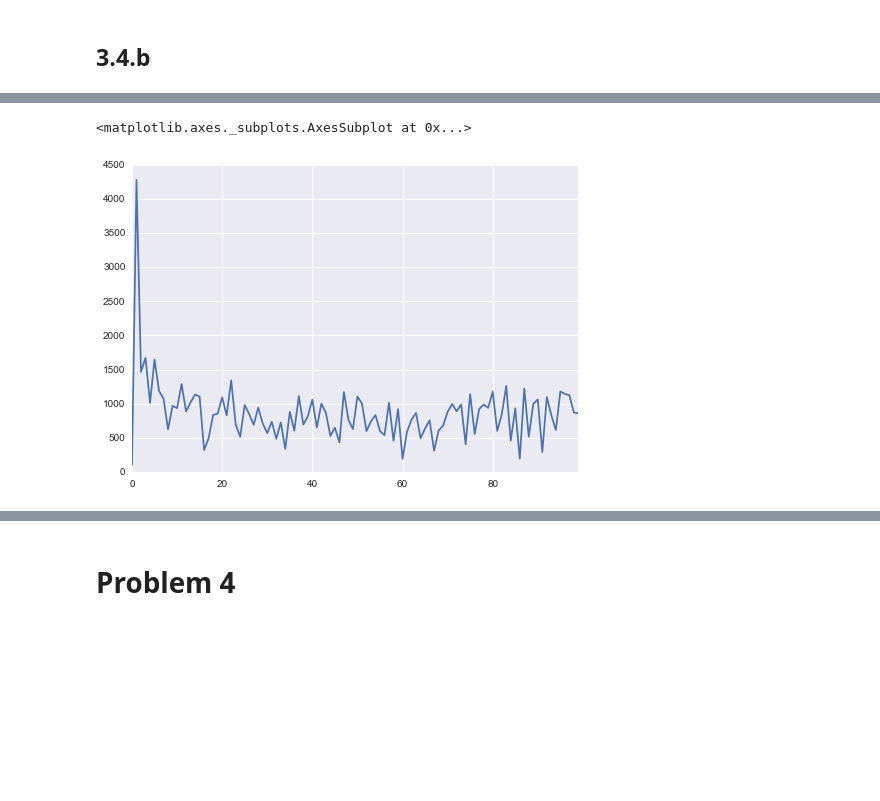
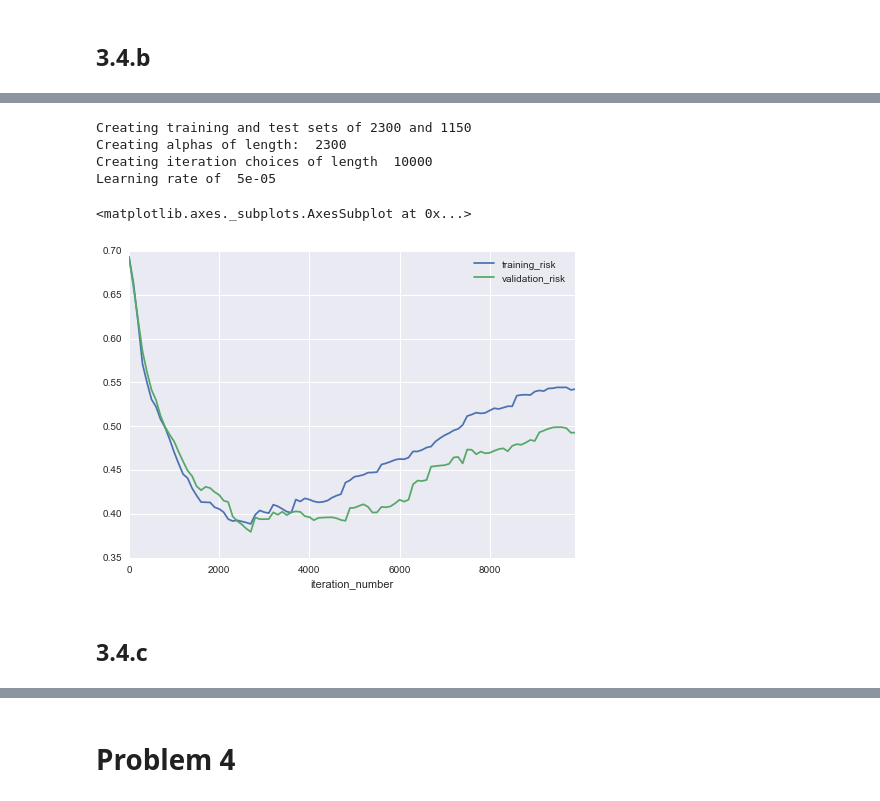
Before and after one commit to bllchmbrs/ml289, a Jupyter notebook: hw3/hw-25912237.ipynb, the cells around one changed output, grey strips where cells are left out. Saved outputs shown, nothing was run; the diff lists cells and outputs as text; code cells hidden in the pictures; blank space fills up the shorter version.

```diff
--- a/hw3/hw-submission.ipynb
+++ b/hw3/hw-25912237.ipynb
@@ -559,5 +409,14 @@ risks2.plot(title='Risk is summed over the previous 100 training examples losses
-# %%
-risks2.training_risk.plot()
-# %% [output]
-<matplotlib.axes._subplots.AxesSubplot at 0x...>
-[figure, removed]
+# %%
+gamma, iters, lr = 10e-5, 10000, 0.00005
+# %%
+w, risks = qkrsgd_wrapper(stan_X, y, gamma, iters, lr)
+risks.plot(x='iteration_number')
+# %% [output]
+Creating training and test sets of 2300 and 1150
+Creating alphas of length:  2300
+Creating iteration choices of length  10000
+Learning rate of  5e-05
+<matplotlib.axes._subplots.AxesSubplot at 0x...>
+[figure, added]
+# %% [markdown]
+## 3.4.c
```
Also changed, not shown: parts of 24 cells of this notebook, 2 other files.
